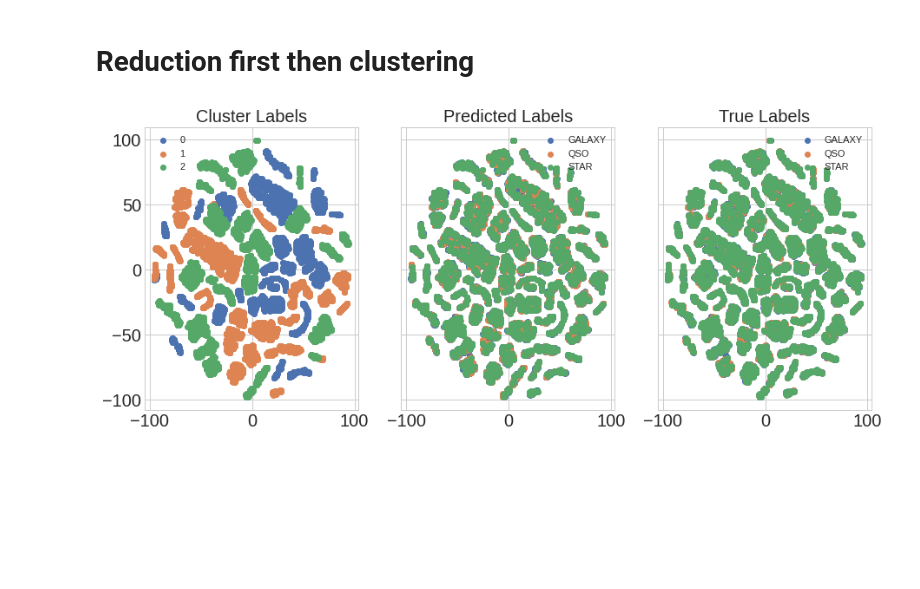
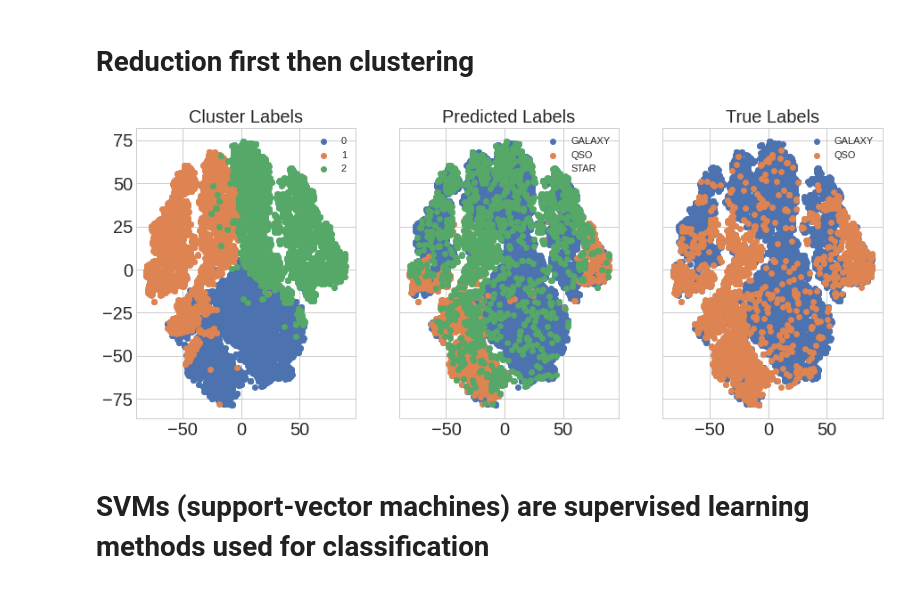
Before and after one commit to LiurongLin/IML_2022, a Jupyter notebook: A2/IML_Assignment_2.ipynb, the cells around one changed output. Drawn from its saved outputs; the diff is of its cells as text; code cells hidden in the pictures; blank space fills up the shorter version.

```diff
--- a/A2/IML_Assignment_2.ipynb
+++ b/A2/IML_Assignment_2.ipynb
@@ -135,6 +133,7 @@ from sklearn.manifold import TSNE
 n_comp = 2
 # numpy array without the class labels
 data_feature = data_used.drop("class", axis = 1).to_numpy()
+data_feature_hc = data_high_corr.to_numpy()
 # class labels using strings
 data_label = datagood["class"].to_numpy()
 # class labels using integers
@@ -143,18 +142,18 @@ data_label_num = data_used["class"].to_numpy()
 # #X2 = StandardScaler().fit_transform(data_feature)
 X2 = preprocessing.scale(data_feature)
 
-pca = PCA(n_components=n_comp)
-red_com_pca = pca.fit(X2).transform(X2)
+# pca = PCA(n_components=n_comp)
+# red_com_pca = pca.fit(X2).transform(X2)
 # #fit = pca.fit(data_feature)
 # #red_com = fit.transform(data_feature)
 
-# #Use t-sne for data reduction
-# red_com = TSNE(n_components=2).fit_transform(X2)
+#Use t-sne for data reduction
+red_com = TSNE(n_components=2).fit_transform(X2)
 
 # visualize the reduced data.
 fig, ax = plt.subplots(figsize=(8,8))
-ax.scatter(red_com_pca[data_label == "GALAXY"][:,0], red_com_pca[data_label == "GALAXY"][:,1], label = "galaxy")
-ax.scatter(red_com_pca[data_label == "QSO"][:,0], red_com_pca[data_label == "QSO"][:,1], label = "QSO")
+ax.scatter(red_com[data_label == "GALAXY"][:,0], red_com[data_label == "GALAXY"][:,1], label = "galaxy")
+ax.scatter(red_com[data_label == "QSO"][:,0], red_com[data_label == "QSO"][:,1], label = "QSO")
 ax.scatter(red_com[data_label == "STAR"][:,0], red_com[data_label == "STAR"][:,1], label = "star")
 plt.legend()
 # %% [output]
@@ -242,8 +197,8 @@ def rf_cv(max_depth, data_range, final_data):
     print(kfold)
 
 
-    #train in each loop, PCA reduced data
-    for train_ind, test_ind in kfold.split(final_data[:data_range]):
+    #train in each loop
+    for train_ind, test_ind in kfold.split(final_data):
         train_X = final_data[train_ind]
         train_y = data_label_num[train_ind]
         test_X = final_data[test_ind]
@@ -270,6 +225,7 @@ plt.yticks(fontsize=14)
 depth_list = np.arange(1,9,1)
 avgscore_list = []
 for i in depth_list:
+    print(i)
     avgscore_list.append(rf_cv(i,10000,data_feature))
 
 ax[0].plot(depth_list, avgscore_list)
@@ -280,14 +236,25 @@ ax[0].set_title(" All the data features")
 
 avgscore_list = []
 for i in depth_list:
-    avgscore_list.append(rf_cv(i,10000, red_com_pca))
+    avgscore_list.append(rf_cv(i,10000, red_com))
 
 ax[1].plot(depth_list, avgscore_list)
 # ax[1].xlabel("Max_depth",fontsize = 20)
 # ax[1].ylabel("Average Score",fontsize = 20)
 ax[1].set_title(" Reduced data ")
 
+# avgscore_list = []
+# for i in depth_list:
+#     print(i)
+#     avgscore_list.append(rf_cv(i,10000, data_feature_hc))
 
-plt.savefig("max_depth_score_pca.pdf")
+# ax[1].plot(depth_list, avgscore_list)
+# # ax[1].xlabel("Max_depth",fontsize = 20)
+# # ax[1].ylabel("Average Score",fontsize = 20)
+# ax[1].set_title(" High Correlated ")
+
+
+
+plt.savefig("max_depth_score_corr.pdf")
 plt.show()
 # %% [output]
@@ -417,11 +303,12 @@ X_train, X_test, y_train, y_test = train_test_split(
 # fit the random forest classifier with the training data and training label
 
 y_pred = clf.fit(X_train,y_train).predict(X_test)
+X_test_scale = preprocessing.scale(X_test)
 
 # clustering the testing data using K mean method
-clustering = KMeans(n_clusters=3).fit(X_test)
+clustering = KMeans(n_clusters=3).fit(X_test_scale)
 
-red_com_test = TSNE(n_components=2).fit_transform(X_test)
+red_com_test = TSNE(n_components=2).fit_transform(X_test_scale)
 #plotting the results:
 # %%
 plt.style.use('seaborn-whitegrid')
@@ -456,7 +343,7 @@ plt.show()
 # %% [markdown]
 # Reduction first then clustering
 # %%
-red_com_test_2 = TSNE(n_components=2).fit_transform(X_test)
+red_com_test_2 = TSNE(n_components=2).fit_transform(X_test_scale)
 
 # clustering the reduced test data.
 clustering_2 = KMeans(n_clusters=3).fit(red_com_test_2)
@@ -466,30 +353,32 @@ clustering_2 = KMeans(n_clusters=3).fit(red_com_test_2)
 # %%
 plt.style.use('seaborn-whitegrid')
 
 fig, ax = plt.subplots(1,3,figsize = (15,6), sharey = True, sharex = True)
 mpl.rcParams['xtick.labelsize'] = 20
 mpl.rcParams['ytick.labelsize'] = 20
 
 class_name = ["GALAXY","QSO","STAR"]
 u_labels_2 = np.unique(clustering_2.labels_)
 for i in u_labels_2:
     ax[0].scatter(red_com_test[clustering_2.labels_ == i , 0] , red_com_test[clustering_2.labels_ == i , 1] , label = i)
     ax[0].set_title("Cluster Labels", fontsize = 20)
     ax[0].legend()
 
 u_labels_pred = np.unique(y_pred)
 for j in u_labels_pred:
     ax[1].scatter(red_com_test[y_pred == j , 0] , red_com_test[y_pred == j , 1] , label = class_name[j-1])
     ax[1].set_title("Predicted Labels", fontsize = 20)
     ax[1].legend()
 
 u_labels_true = np.unique(y_test)
-for k in u_labels_true:
+for k in u_labels_true[:-1]:
     ax[2].scatter(red_com_test[y_test == k , 0] , red_com_test[y_test == k , 1] , label = class_name[k-1])
     ax[2].set_title("True Labels", fontsize = 20)
     ax[2].legend()
 
 plt.savefig("reduction_cluster.pdf")
 plt.show()
 # %% [output]
-[figure, old version]
+[figure, new version]
+# %% [markdown]
+# SVMs (support-vector machines) are supervised learning methods used for classification
```
Also changed, not shown: parts of 18 cells of this notebook.
